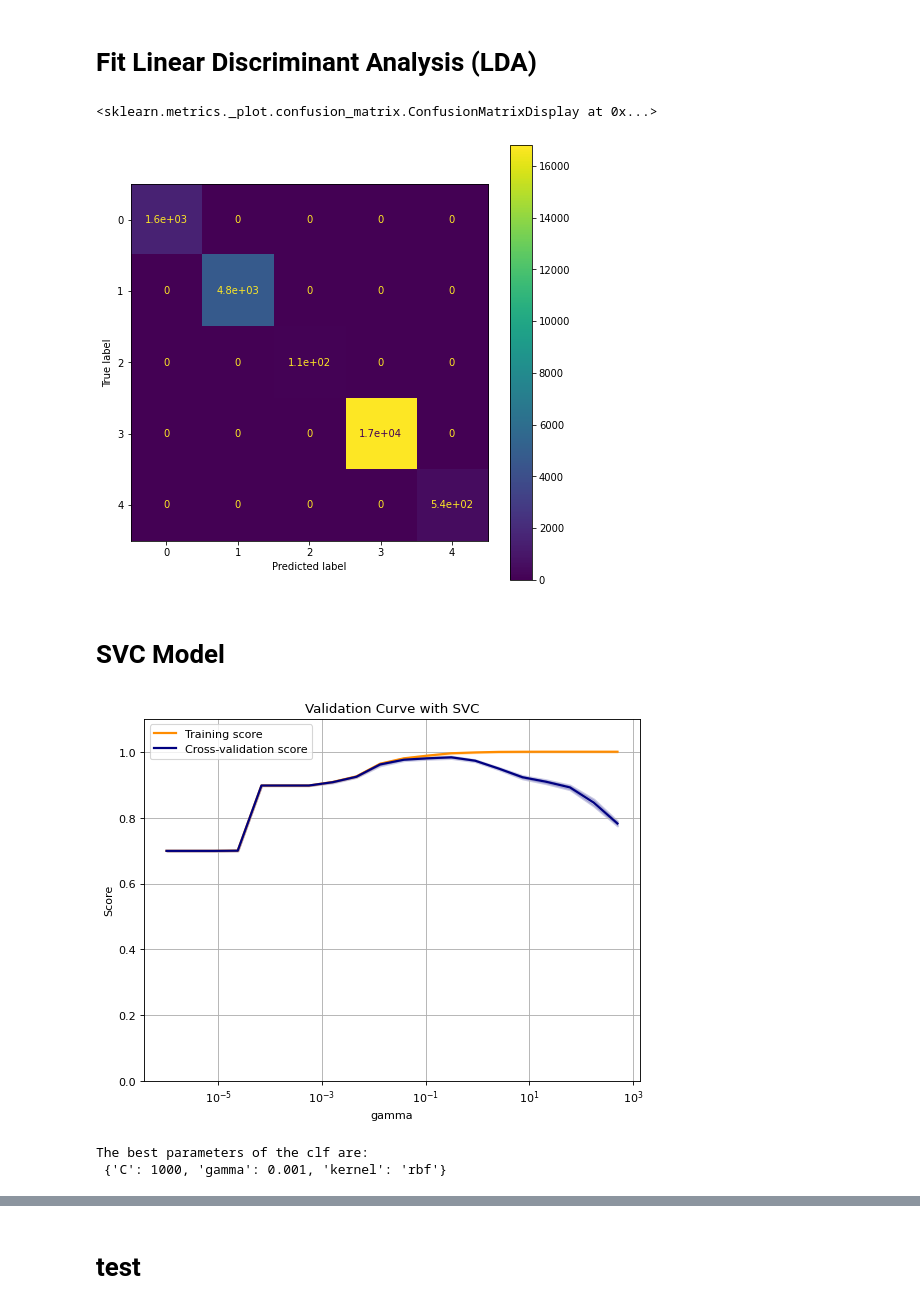
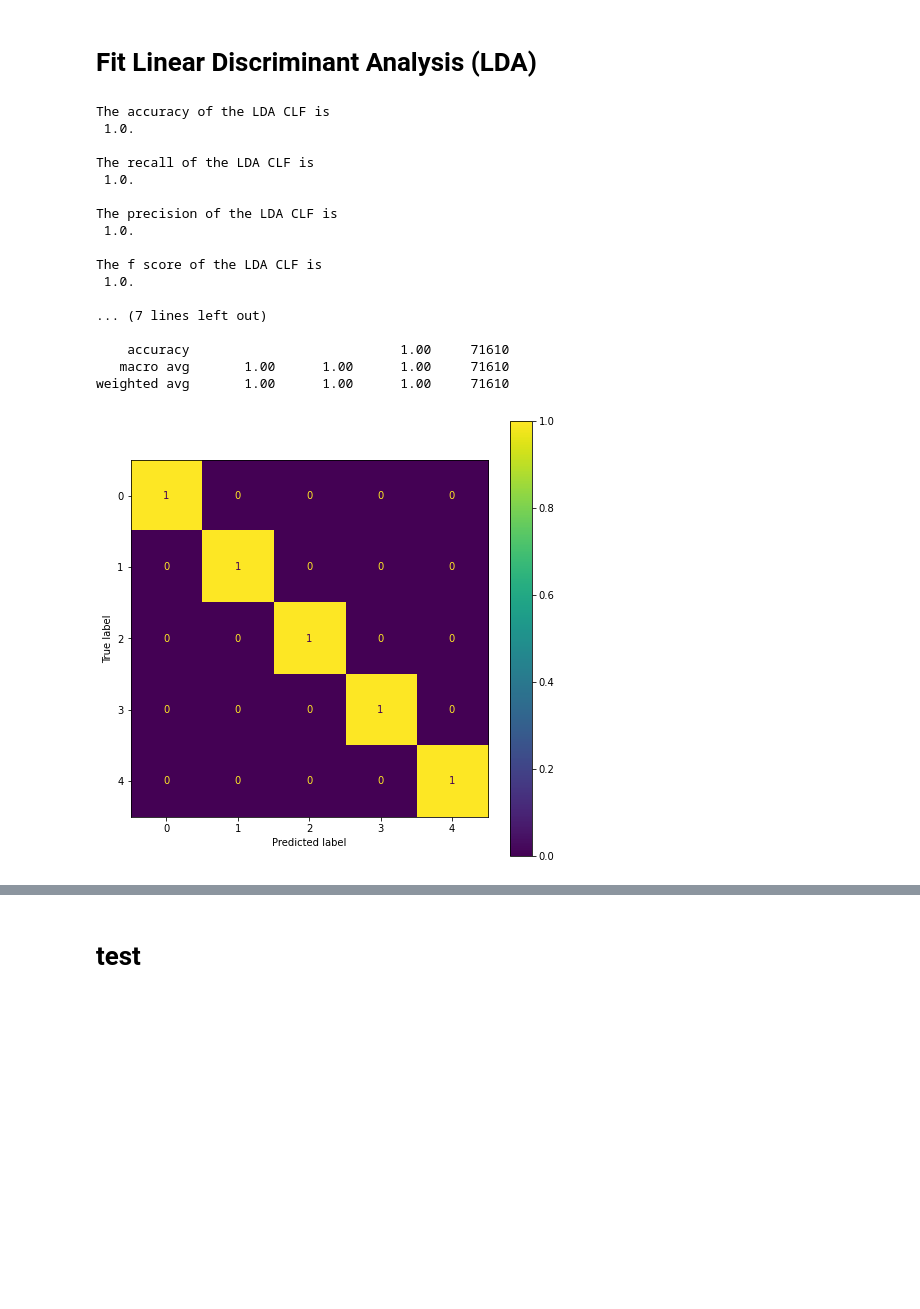
Before and after one commit to Amirosein/AGB-stars-ML-project, a Jupyter notebook: Milestone2/AGB_Project_2.ipynb, the cells around one changed output, grey strips where cells are left out. Cells and saved outputs as stored; diff of their text form; code cells hidden in the pictures; blank space fills up the shorter version.

```diff
--- a/Milestone2/AGB_Project_2.ipynb
+++ b/Milestone2/AGB_Project_2.ipynb
@@ -308,44 +308,29 @@ plot_learning_curve(estimator, title, X_ps, Y_O, ylim=(0.5, 1.1),
 # %%
 from sklearn.model_selection import train_test_split
 from sklearn.discriminant_analysis import LinearDiscriminantAnalysis as LDA
-from sklearn.metrics import confusion_matrix, plot_confusion_matrix
-from matplotlib.pyplot import figure
 
+x_train, x_test, y_train, y_test = train_test_split(X_ps, Y_O.values.ravel(), test_size=0.9, random_state=42)
 
-x_train, x_test, y_train, y_test = train_test_split(X, Y_O, test_size=0.3, random_state=42)
 clf = LDA()
 clf.fit(x_train, y_train)
 
-fig, ax = plt.subplots(figsize=(8, 8))
-plot_confusion_matrix(clf, x_test, y_test,  ax=ax)
+Model_eval(clf, x_test, y_test, Modelname='LDA')
 # %% [output]
-<sklearn.metrics._plot.confusion_matrix.ConfusionMatrixDisplay at 0x...>
+The accuracy of the LDA CLF is
+ 1.0.
+
+The recall of the LDA CLF is
+ 1.0.
+
+The precision of the LDA CLF is
+ 1.0.
+
+The f score of the LDA CLF is
+ 1.0.
+
+... (7 lines left out)
+
+    accuracy                           1.00     71610
+   macro avg       1.00      1.00      1.00     71610
+weighted avg       1.00      1.00      1.00     71610
-[figure, old version]
+[figure, new version]
-# %% [markdown]
-# SVC Model
-# %%
-from sklearn.svm import SVC
-
-clf = SVC()
-
-pr = np.logspace(-6,2.7, num=20)
-X_train, X_test, Y_train, Y_test = train_test_split( X_ps  , Y_O.values.ravel() , train_size=0.1 , random_state = 1)
-plot_validation_curve(clf, X_train , Y_train , pr, 'gamma', xlog=True,
-                           cv = 5 , Modelname='SVC')
-plt.grid()
-# %% [output]
-[figure, removed]
-# %%
-# Grid search
-
-clf = SVC()
-
-params = {'C': [ 1 , 10 , 100 , 1000] ,
-              'gamma': [ 0.1, 0.01 , 0.001 ],
-              'kernel': ['rbf']}
-x_train, x_test, y_train, y_test= train_test_split(X_ps, Y_O.values.ravel(), test_size=0.2, random_state=42)
-
-Sclf = grid_search(clf, x_train, y_train, params)
-# %% [output]
-The best parameters of the clf are:
- {'C': 1000, 'gamma': 0.001, 'kernel': 'rbf'}
```
Also changed, not shown: parts of 2 cells of this notebook.
